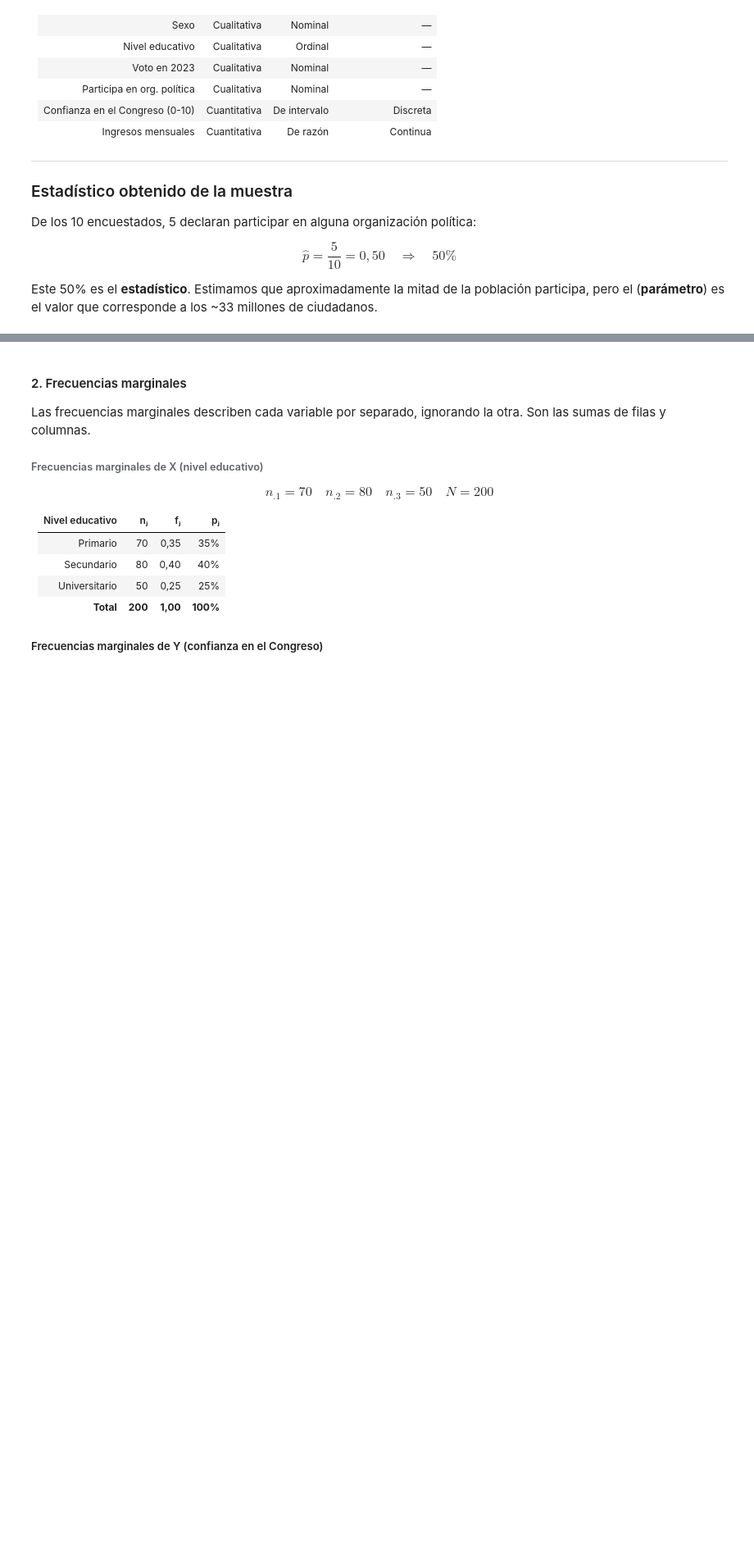
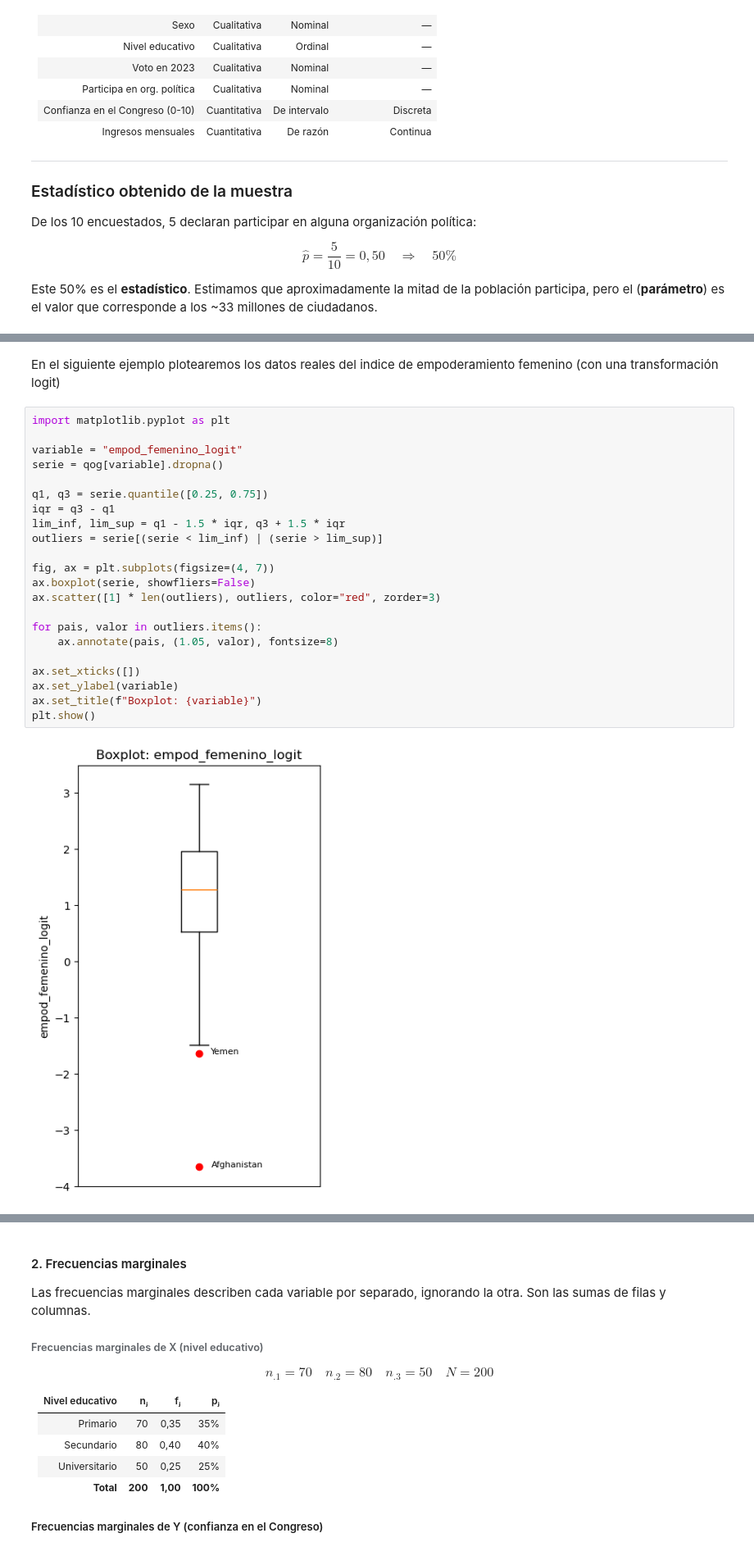
Before and after one commit to charosanchezinda-spec/met4op-2026, a Jupyter notebook: ESTADISTICA/0.Estadistica descriptiva/0.clase.ipynb, the cells around one changed output, grey strips where cells are left out. Shown at 82% size. Saved outputs shown, nothing was run; the diff lists cells and outputs as text; blank space fills up the shorter version.

```diff
--- a/ESTADISTICA/0.Estadistica descriptiva/0.clase.ipynb
+++ b/ESTADISTICA/0.Estadistica descriptiva/0.clase.ipynb
@@ -548,0 +737,26 @@ Este tipo de medidas tienen distintas formas de aplicación:
+# %% [markdown]
+En el siguiente ejemplo plotearemos los datos reales del indice de empoderamiento femenino (con una transformación logit)
+# %%
+import matplotlib.pyplot as plt
+
+variable = "empod_femenino_logit"
+serie = qog[variable].dropna()
+
+q1, q3 = serie.quantile([0.25, 0.75])
+iqr = q3 - q1
+lim_inf, lim_sup = q1 - 1.5 * iqr, q3 + 1.5 * iqr
+outliers = serie[(serie < lim_inf) | (serie > lim_sup)]
+
+fig, ax = plt.subplots(figsize=(4, 7))
+ax.boxplot(serie, showfliers=False)
+ax.scatter([1] * len(outliers), outliers, color="red", zorder=3)
+
+for pais, valor in outliers.items():
+    ax.annotate(pais, (1.05, valor), fontsize=8)
+
+ax.set_xticks([])
+ax.set_ylabel(variable)
+ax.set_title(f"Boxplot: {variable}")
+plt.show()
+# %% [output]
+[figure, added]
```
Also changed, not shown: parts of 24 cells of this notebook, 8 other files.
